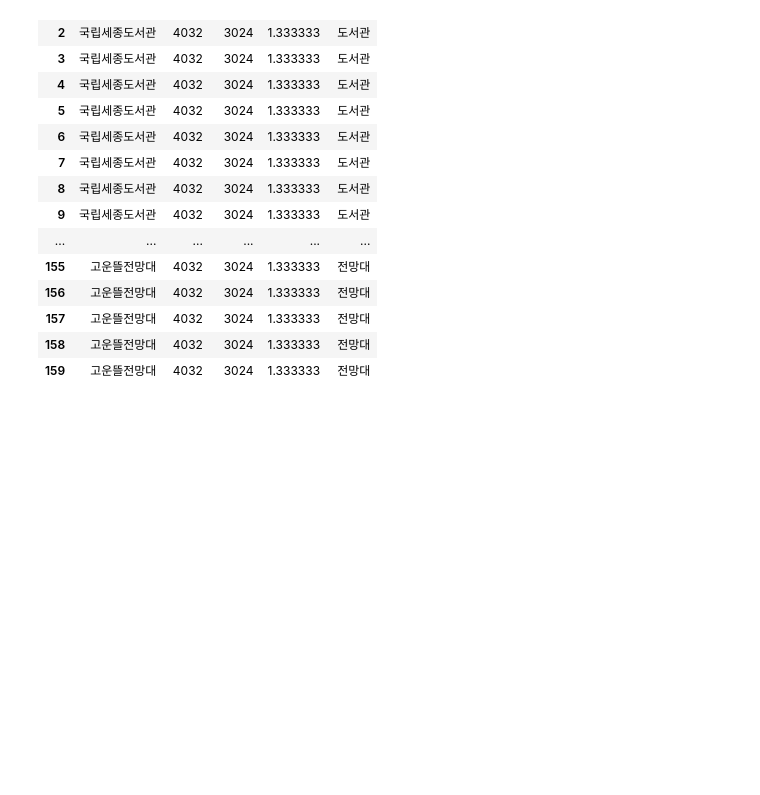
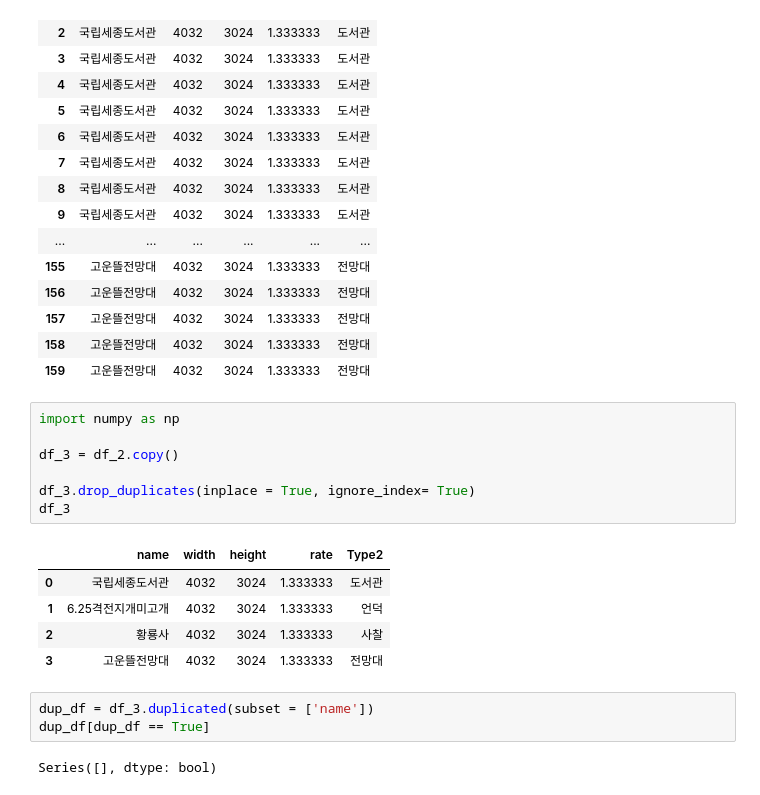
Before and after one commit to vkth7/AIFFELTHON, a Jupyter notebook: JSON.ipynb, the cells around one changed output. Saved outputs shown, nothing was run; the diff lists cells and outputs as text; blank space fills up the shorter version.

```diff
--- a/JSON.ipynb
+++ b/JSON.ipynb
@@ -104,3 +134,21 @@ df_2
 | 157 | 고운뜰전망대 | 4032 | 3024 | 1.333333 | 전망대 |
 | 158 | 고운뜰전망대 | 4032 | 3024 | 1.333333 | 전망대 |
 | 159 | 고운뜰전망대 | 4032 | 3024 | 1.333333 | 전망대 |
+# %%
+import numpy as np
+
+df_3 = df_2.copy()
+
+df_3.drop_duplicates(inplace = True, ignore_index= True)
+df_3
+# %% [output]
+|  | name | width | height | rate | Type2 |
+| 0 | 국립세종도서관 | 4032 | 3024 | 1.333333 | 도서관 |
+| 1 | 6.25격전지개미고개 | 4032 | 3024 | 1.333333 | 언덕 |
+| 2 | 황룡사 | 4032 | 3024 | 1.333333 | 사찰 |
+| 3 | 고운뜰전망대 | 4032 | 3024 | 1.333333 | 전망대 |
+# %%
+dup_df = df_3.duplicated(subset = ['name'])
+dup_df[dup_df == True]
+# %% [output]
+Series([], dtype: bool)
```
Also changed, not shown: parts of 10 cells of this notebook.
